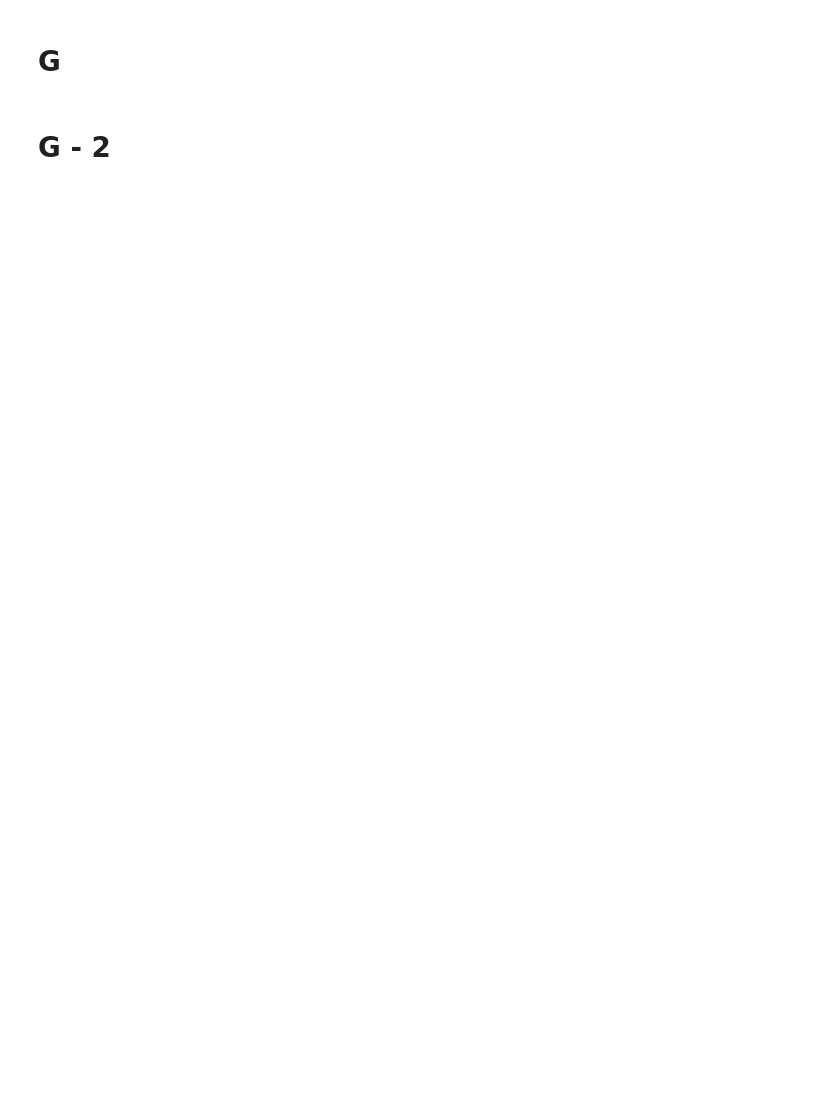
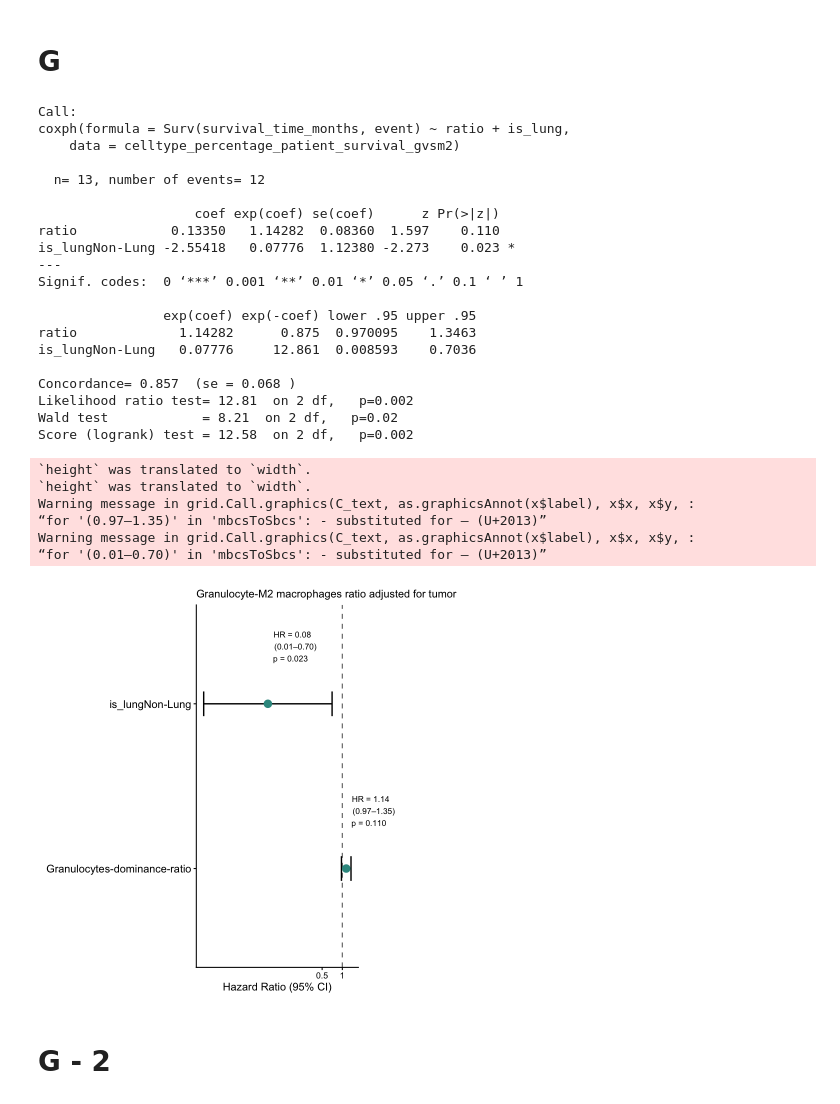
Before and after one commit to SchapiroLabor/NUT_spatial, a Jupyter notebook: figures/figure_3_R.ipynb, the cells around one changed output. Drawn from its saved outputs; the diff is of its cells as text; code cells hidden in the pictures; blank space fills up the shorter version.

```diff
--- a/figures/figure_3_R.ipynb
+++ b/figures/figure_3_R.ipynb
@@ -1042,52 +933,75 @@ Ignoring unknown labels:
 # %% [markdown]
 # G
 # %%
-ct_clr <- celltype_percentage_patient %>%
-filter(cell_category == "Granulocytes") %>%
-select(patient_ID, clr) %>%
-left_join(survival_df, by = "patient_ID")
+# Ratio effect adjusted for tumor site
 
-# Granulocyte effect adjusted for tumor site
-
-cox_model <- coxph(Surv(survival_time_months, event) ~ clr + is_lung,
-                   data = ct_clr)
+cox_model <- coxph(Surv(survival_time_months, event) ~ ratio + is_lung,
+                   data = celltype_percentage_patient_survival_gvsm2)
 summary(cox_model)
 
 # Tidy the Cox model output
 cox_tidy <- tidy(cox_model, exponentiate = TRUE, conf.int = TRUE) %>%
   mutate(
     term = recode(term,
-      "clr"          = "Granulocytes (CLR)",
+      "ratio"          = "Granulocytes-dominance-ratio",
       "is_lungLung"  = "Tumor site (Lung)"
     )
   )
 
 # Forest plot
 ggplot(cox_tidy, aes(x = estimate, y = term)) +
   geom_vline(xintercept = 1, linetype = "dashed", color = "grey50", linewidth = 0.7) +
   geom_errorbarh(aes(xmin = conf.low, xmax = conf.high),
                  height = 0.15, linewidth = 0.8, color = "black") +
   geom_point(size = 4, color = "#35978F") +
   geom_text(aes(label = sprintf("HR = %.2f\n(%.2f–%.2f)\np = %.3f",
                                  estimate, conf.low, conf.high, p.value)),
             hjust = -0.15, vjust = 0.5, size = 3.5, color = "black", position = position_nudge(y = 0.35)) +
   scale_x_log10(
     breaks = c(0.5, 1, 2, 5, 10, 50, 250),
     labels = c("0.5", "1", "2", "5", "10", "50", "250")
   ) +
   labs(
     x = "Hazard Ratio (95% CI)",
     y = NULL,
-    subtitle = "Granulocyte CLR adjusted for tumor site  |  n = 13, events = 12"
+    subtitle = "Granulocyte-M2 macrophages ratio adjusted for tumor site  |  n = 13, events = 12"
   ) +
   theme_classic(base_size = 13) +
   theme(
     plot.subtitle = element_text(color = "black"),
     axis.text.y   = element_text(size = 13),
     plot.margin   = margin(10, 120, 10, 10)  # right margin for HR labels
   ) +
   coord_cartesian(clip = "off")  # allow labels outside plot area
 
 ggsave(paste0(results_dir, "/cox_forest_plot.pdf"), width = 7, height = 3.5)
+# %% [output]
+Call:
+coxph(formula = Surv(survival_time_months, event) ~ ratio + is_lung,
+    data = celltype_percentage_patient_survival_gvsm2)
+
+  n= 13, number of events= 12
+
+                    coef exp(coef) se(coef)      z Pr(>|z|)
+ratio            0.13350   1.14282  0.08360  1.597    0.110
+is_lungNon-Lung -2.55418   0.07776  1.12380 -2.273    0.023 *
+---
+Signif. codes:  0 ‘***’ 0.001 ‘**’ 0.01 ‘*’ 0.05 ‘.’ 0.1 ‘ ’ 1
+
+                exp(coef) exp(-coef) lower .95 upper .95
+ratio             1.14282      0.875  0.970095    1.3463
+is_lungNon-Lung   0.07776     12.861  0.008593    0.7036
+
+Concordance= 0.857  (se = 0.068 )
+Likelihood ratio test= 12.81  on 2 df,   p=0.002
+Wald test            = 8.21  on 2 df,   p=0.02
+Score (logrank) test = 12.58  on 2 df,   p=0.002
+`height` was translated to `width`.
+`height` was translated to `width`.
+Warning message in grid.Call.graphics(C_text, as.graphicsAnnot(x$label), x$x, x$y, :
+“for '(0.97–1.35)' in 'mbcsToSbcs': - substituted for – (U+2013)”
+Warning message in grid.Call.graphics(C_text, as.graphicsAnnot(x$label), x$x, x$y, :
+“for '(0.01–0.70)' in 'mbcsToSbcs': - substituted for – (U+2013)”
+[figure, added]
 # %% [markdown]
 # G - 2
```
Also changed, not shown: parts of 19 cells of this notebook.
